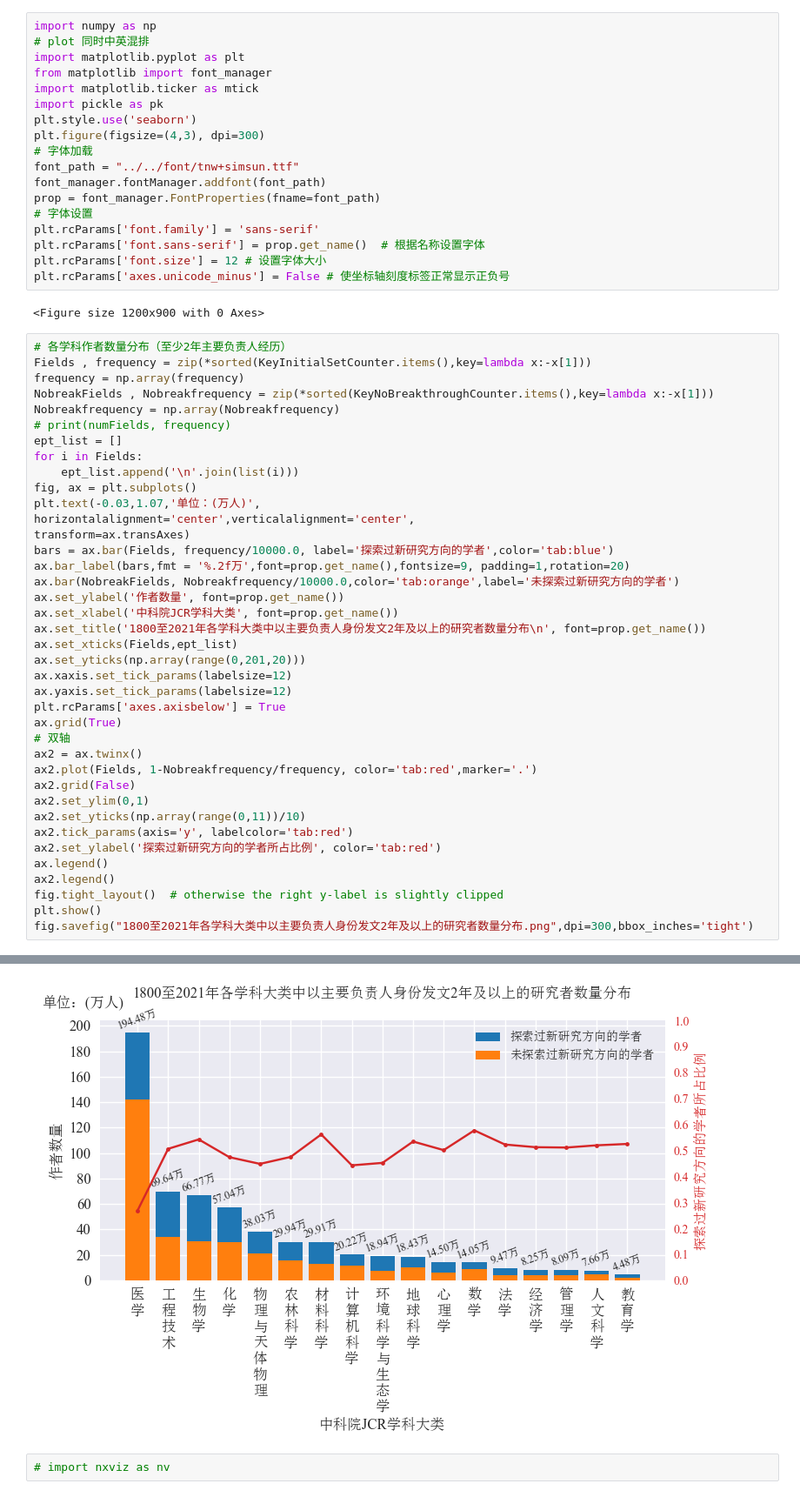
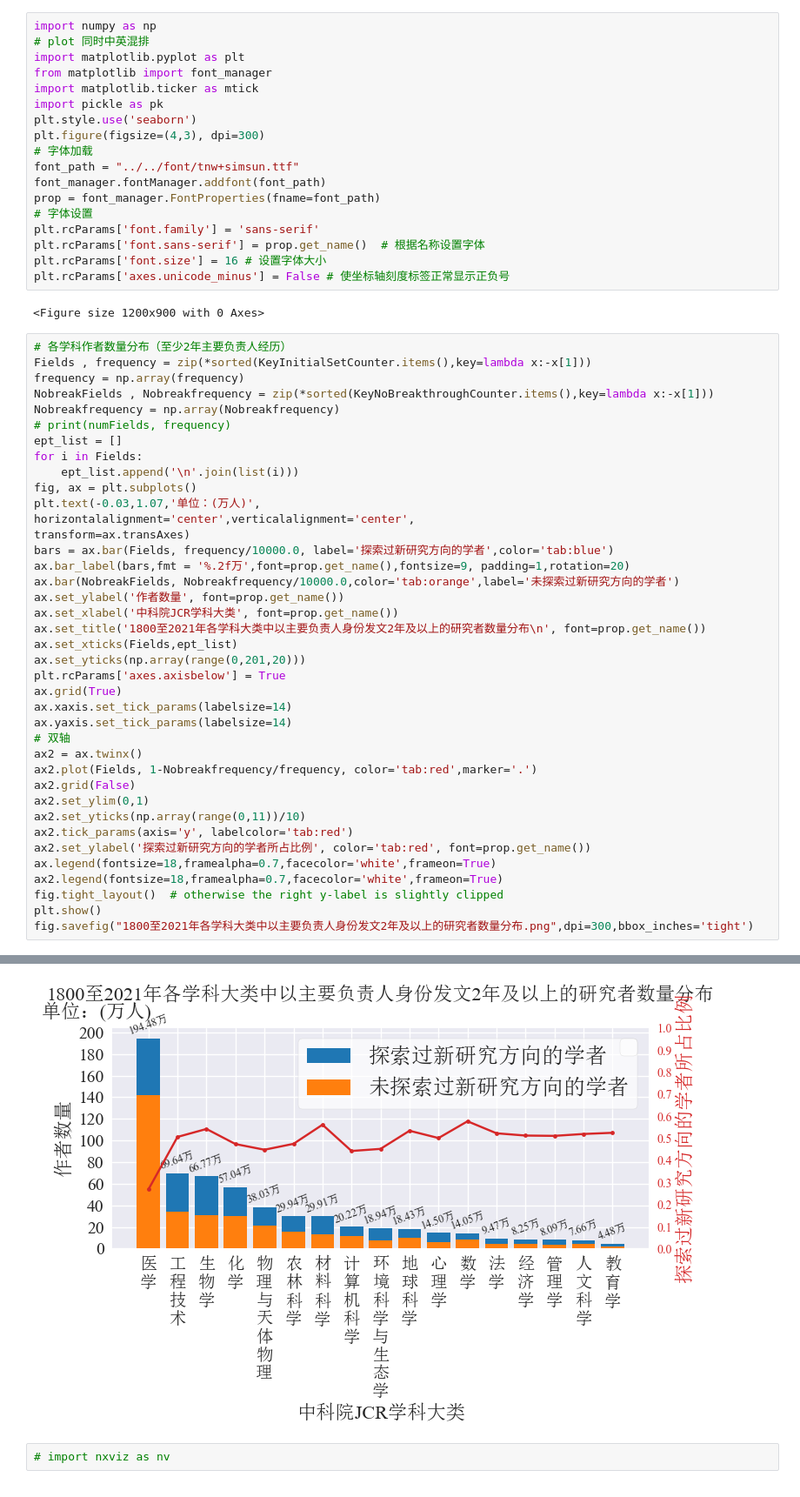
Before and after one commit to jiaweixu98/CrossBoundaryPerspective_InterdisciplinaryResearch, a Jupyter notebook: turningpoint/研究跳与不跳怎么跳.ipynb, the cells around one changed output, grey strips where cells are left out. Shown at 87% size. Cells and saved outputs as stored; diff of their text form.

```diff
--- a/turningpoint/研究跳与不跳怎么跳.ipynb
+++ b/turningpoint/研究跳与不跳怎么跳.ipynb
@@ -87,7 +87,7 @@ prop = font_manager.FontProperties(fname=font_path)
 # 字体设置
 plt.rcParams['font.family'] = 'sans-serif'
 plt.rcParams['font.sans-serif'] = prop.get_name()  # 根据名称设置字体
-plt.rcParams['font.size'] = 12 # 设置字体大小
+plt.rcParams['font.size'] = 16 # 设置字体大小
 plt.rcParams['axes.unicode_minus'] = False # 使坐标轴刻度标签正常显示正负号
 # %% [output]
 <Figure size 1200x900 with 0 Axes>
@@ -100,39 +100,39 @@ Nobreakfrequency = np.array(Nobreakfrequency)
 # print(numFields, frequency)
 ept_list = []
 for i in Fields:
     ept_list.append('\n'.join(list(i)))
 fig, ax = plt.subplots()
 plt.text(-0.03,1.07,'单位：(万人)',
 horizontalalignment='center',verticalalignment='center',
 transform=ax.transAxes)
 bars = ax.bar(Fields, frequency/10000.0, label='探索过新研究方向的学者',color='tab:blue')
 ax.bar_label(bars,fmt = '%.2f万',font=prop.get_name(),fontsize=9, padding=1,rotation=20)
 ax.bar(NobreakFields, Nobreakfrequency/10000.0,color='tab:orange',label='未探索过新研究方向的学者')
 ax.set_ylabel('作者数量', font=prop.get_name())
 ax.set_xlabel('中科院JCR学科大类', font=prop.get_name())
 ax.set_title('1800至2021年各学科大类中以主要负责人身份发文2年及以上的研究者数量分布\n', font=prop.get_name())
 ax.set_xticks(Fields,ept_list)
 ax.set_yticks(np.array(range(0,201,20)))
-ax.xaxis.set_tick_params(labelsize=12)
-ax.yaxis.set_tick_params(labelsize=12)
 plt.rcParams['axes.axisbelow'] = True
 ax.grid(True)
+ax.xaxis.set_tick_params(labelsize=14)
+ax.yaxis.set_tick_params(labelsize=14)
 # 双轴
 ax2 = ax.twinx()
 ax2.plot(Fields, 1-Nobreakfrequency/frequency, color='tab:red',marker='.')
 ax2.grid(False)
 ax2.set_ylim(0,1)
 ax2.set_yticks(np.array(range(0,11))/10)
 ax2.tick_params(axis='y', labelcolor='tab:red')
-ax2.set_ylabel('探索过新研究方向的学者所占比例', color='tab:red')
-ax.legend()
-ax2.legend()
+ax2.set_ylabel('探索过新研究方向的学者所占比例', color='tab:red', font=prop.get_name())
+ax.legend(fontsize=18,framealpha=0.7,facecolor='white',frameon=True)
+ax2.legend(fontsize=18,framealpha=0.7,facecolor='white',frameon=True)
 fig.tight_layout()  # otherwise the right y-label is slightly clipped
 plt.show()
 fig.savefig("1800至2021年各学科大类中以主要负责人身份发文2年及以上的研究者数量分布.png",dpi=300,bbox_inches='tight')
 # %% [output]
 No artists with labels found to put in legend.  Note that artists whose label start with an underscore are ignored when legend() is called with no argument.
-[figure, old version]
+[figure, new version]
 # %%
 # import nxviz as nv
 # %% [markdown]
```
Also changed, not shown: parts of 1 cell of this notebook, 22 other files.
